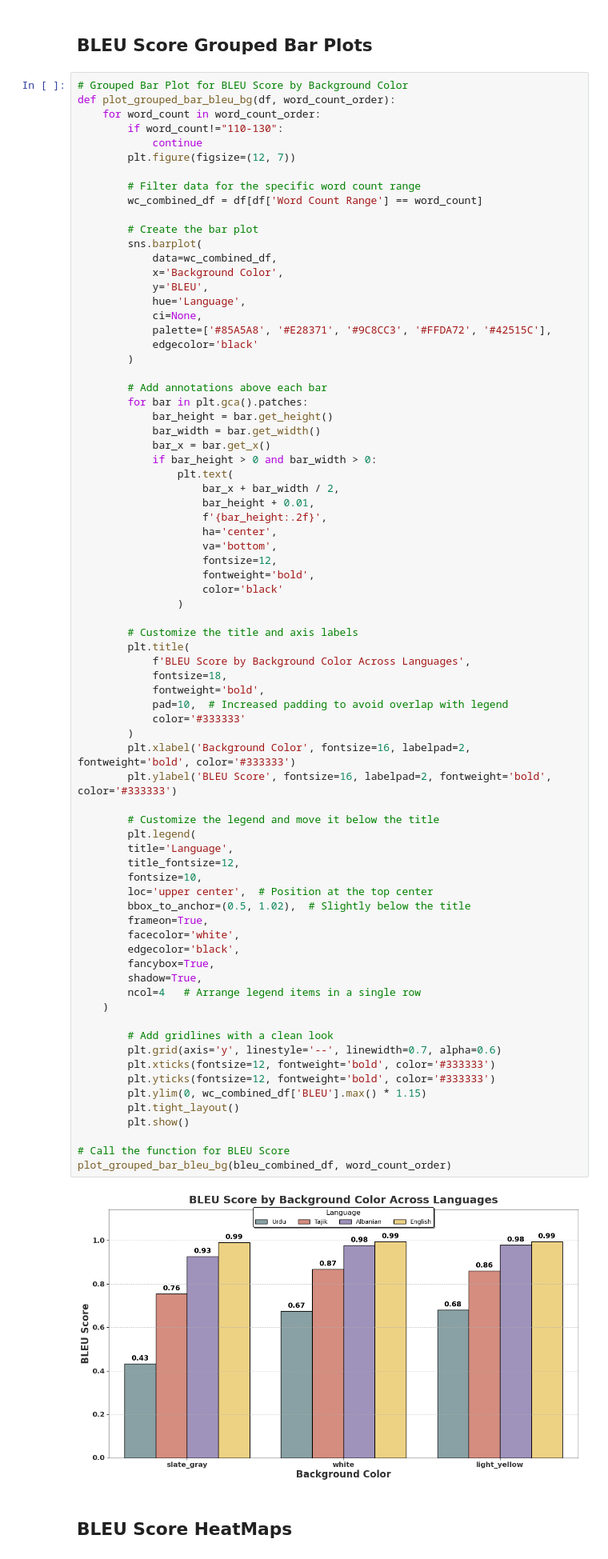
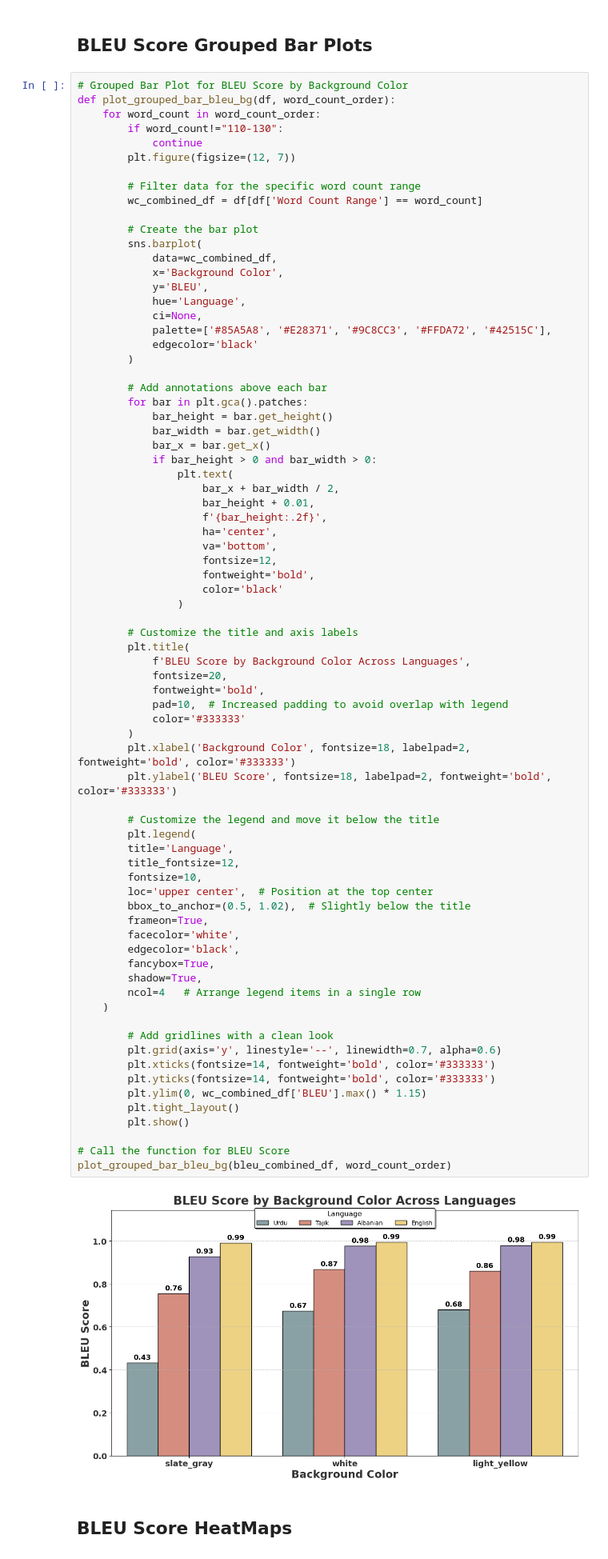
Before and after one commit to abdullahsohaill/CS6303-ResearchProject, a Jupyter notebook: Analysis/BG_Color_Analysis.ipynb, the cells around one changed output. Shown at 80% size. Drawn from its saved outputs; the diff is of its cells as text.

```diff
--- a/Analysis/BG_Color_Analysis.ipynb
+++ b/Analysis/BG_Color_Analysis.ipynb
@@ -678,41 +678,41 @@ def plot_grouped_bar_bleu_bg(df, word_count_order):
         # Customize the title and axis labels
         plt.title(
             f'BLEU Score by Background Color Across Languages',
-            fontsize=18,
+            fontsize=20,
             fontweight='bold',
             pad=10,  # Increased padding to avoid overlap with legend
             color='#333333'
         )
-        plt.xlabel('Background Color', fontsize=16, labelpad=2, fontweight='bold', color='#333333')
-        plt.ylabel('BLEU Score', fontsize=16, labelpad=2, fontweight='bold', color='#333333')
+        plt.xlabel('Background Color', fontsize=18, labelpad=2, fontweight='bold', color='#333333')
+        plt.ylabel('BLEU Score', fontsize=18, labelpad=2, fontweight='bold', color='#333333')
 
         # Customize the legend and move it below the title
         plt.legend(
         title='Language',
         title_fontsize=12,
         fontsize=10,
         loc='upper center',  # Position at the top center
         bbox_to_anchor=(0.5, 1.02),  # Slightly below the title
         frameon=True,
         facecolor='white',
         edgecolor='black',
         fancybox=True,
         shadow=True,
         ncol=4   # Arrange legend items in a single row
     )
 
         # Add gridlines with a clean look
         plt.grid(axis='y', linestyle='--', linewidth=0.7, alpha=0.6)
-        plt.xticks(fontsize=12, fontweight='bold', color='#333333')
-        plt.yticks(fontsize=12, fontweight='bold', color='#333333')
+        plt.xticks(fontsize=14, fontweight='bold', color='#333333')
+        plt.yticks(fontsize=14, fontweight='bold', color='#333333')
         plt.ylim(0, wc_combined_df['BLEU'].max() * 1.15)
         plt.tight_layout()
         plt.show()
 
 # Call the function for BLEU Score
 plot_grouped_bar_bleu_bg(bleu_combined_df, word_count_order)
 # %% [output]
-[figure, old version]
+[figure, new version]
 # %% [markdown]
 ## BLEU Score HeatMaps
 # %%
```
Also changed, not shown: parts of 1 cell of this notebook, 6 other files.
